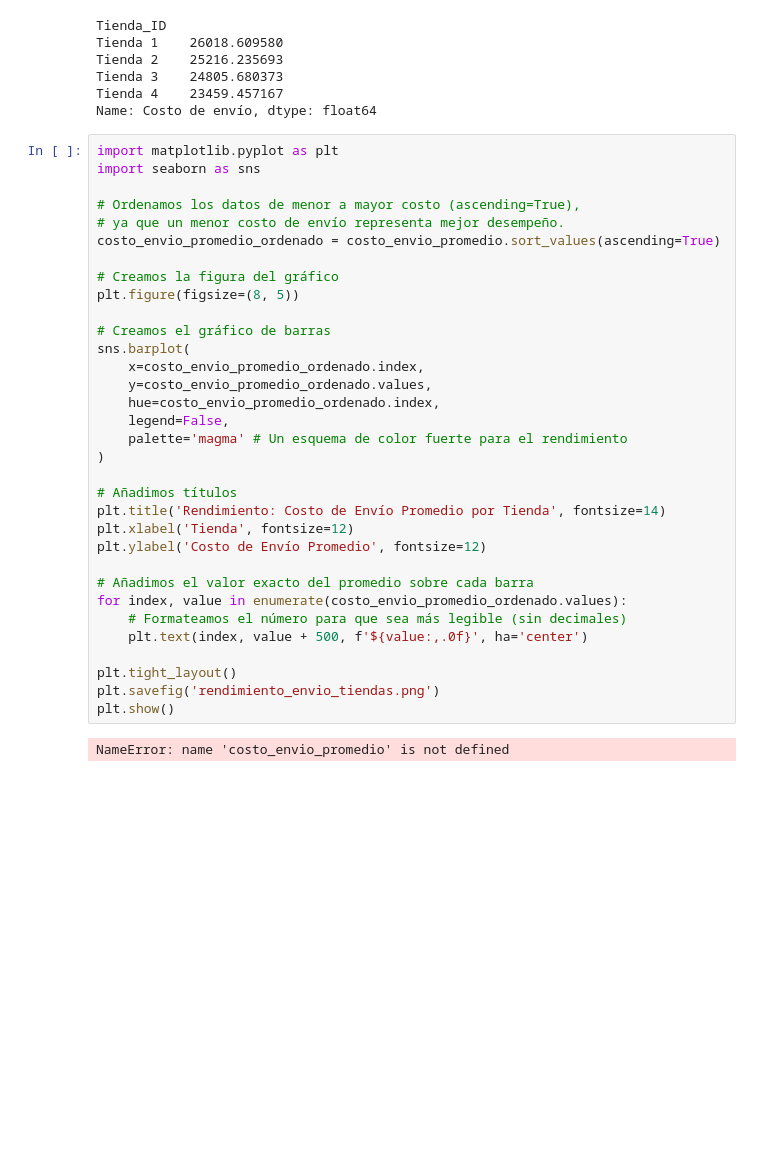
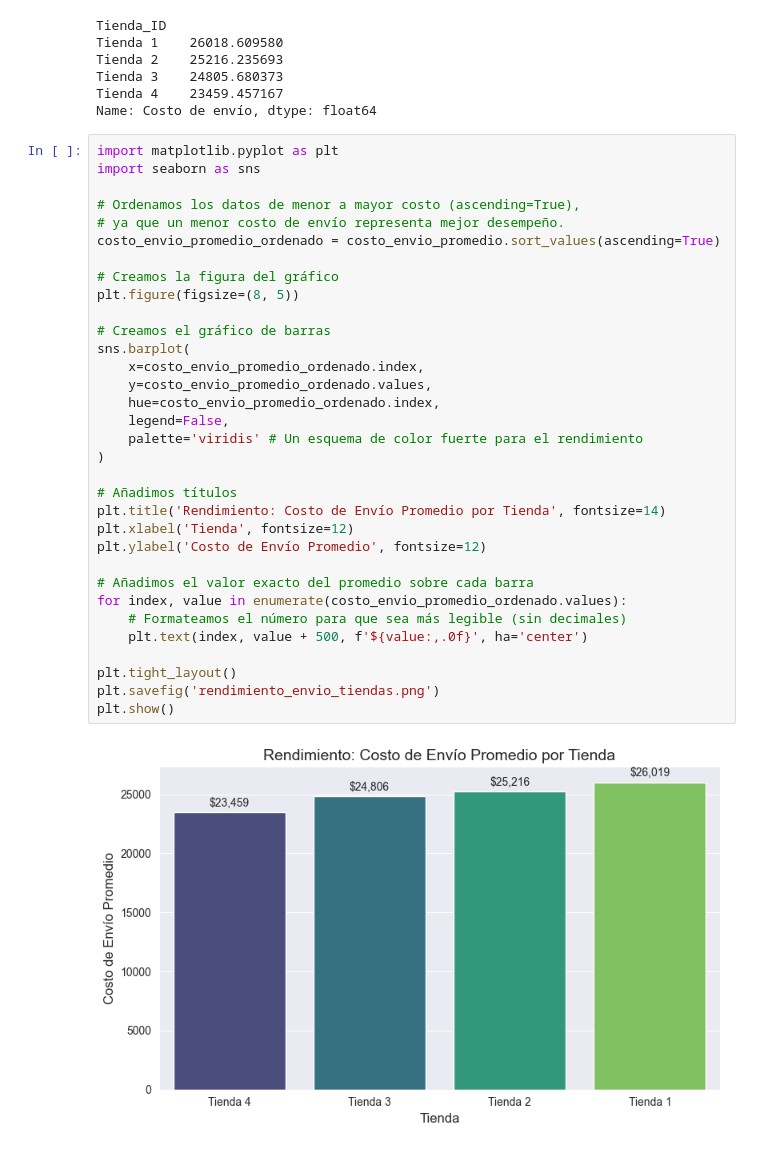
Before and after one commit to zxxcerbero/challenge1-data-science-latam, a Jupyter notebook: AluraStoreLatam.ipynb, the cells around one changed output. Drawn from its saved outputs; the diff is of its cells as text; blank space fills up the shorter version.

```diff
--- a/AluraStoreLatam.ipynb
+++ b/AluraStoreLatam.ipynb
@@ -304,32 +311,32 @@ import seaborn as sns
 
 # Ordenamos los datos de menor a mayor costo (ascending=True),
 # ya que un menor costo de envío representa mejor desempeño.
 costo_envio_promedio_ordenado = costo_envio_promedio.sort_values(ascending=True)
 
 # Creamos la figura del gráfico
 plt.figure(figsize=(8, 5))
 
 # Creamos el gráfico de barras
 sns.barplot(
     x=costo_envio_promedio_ordenado.index,
     y=costo_envio_promedio_ordenado.values,
     hue=costo_envio_promedio_ordenado.index,
     legend=False,
-    palette='magma' # Un esquema de color fuerte para el rendimiento
+    palette='viridis' # Un esquema de color fuerte para el rendimiento
 )
 
 # Añadimos títulos
 plt.title('Rendimiento: Costo de Envío Promedio por Tienda', fontsize=14)
 plt.xlabel('Tienda', fontsize=12)
 plt.ylabel('Costo de Envío Promedio', fontsize=12)
 
 # Añadimos el valor exacto del promedio sobre cada barra
 for index, value in enumerate(costo_envio_promedio_ordenado.values):
     # Formateamos el número para que sea más legible (sin decimales)
     plt.text(index, value + 500, f'${value:,.0f}', ha='center')
 
 plt.tight_layout()
 plt.savefig('rendimiento_envio_tiendas.png')
 plt.show()
 # %% [output]
-NameError: name 'costo_envio_promedio' is not defined
+[figure, added]
```
Also changed, not shown: parts of 4 cells of this notebook.
